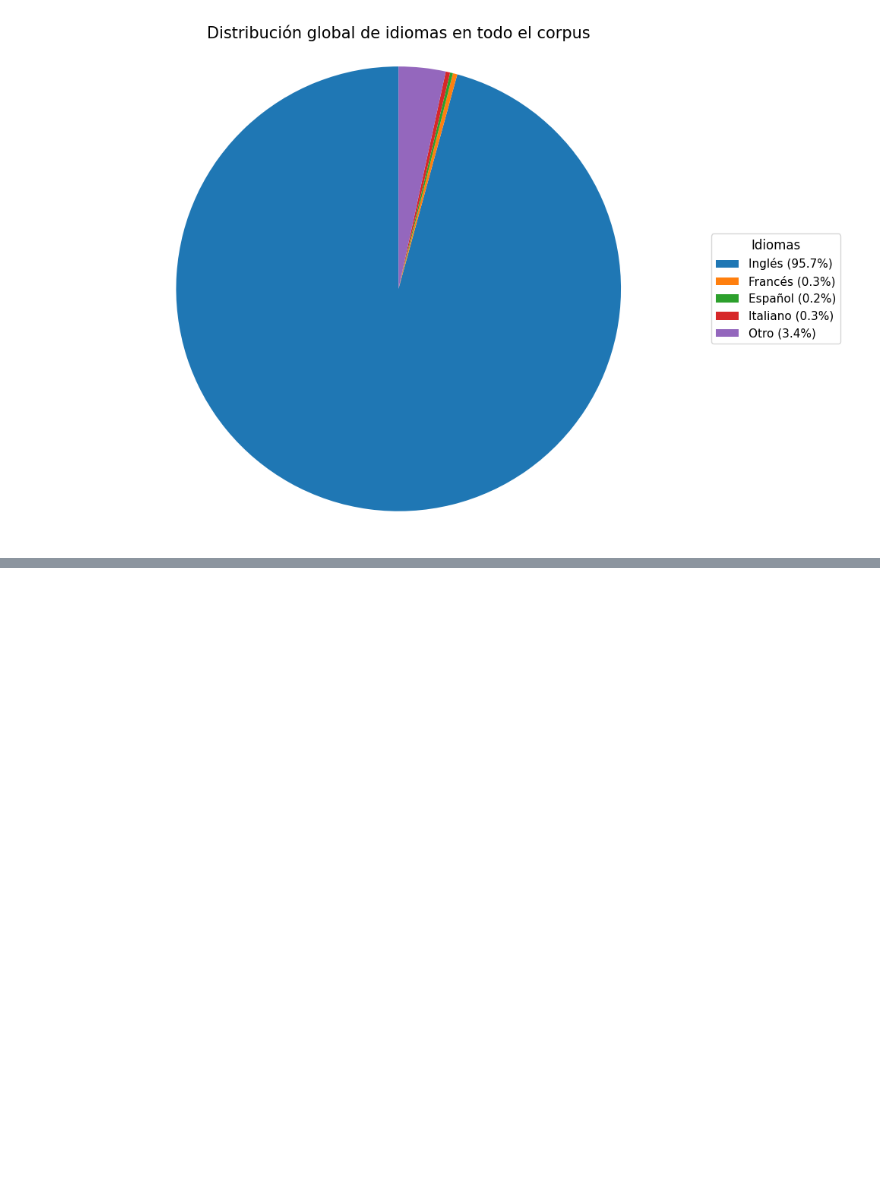
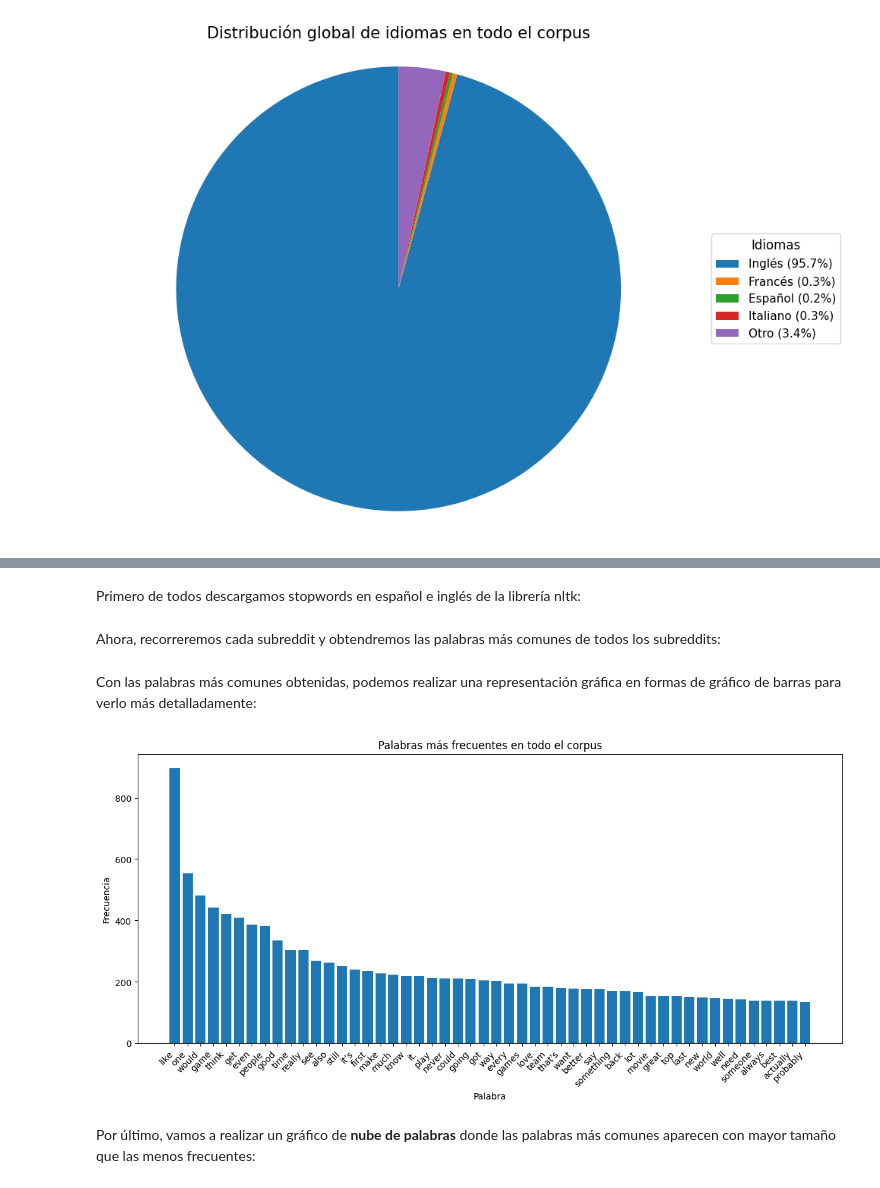
Before and after one commit to mario-mellinasn-um-es/PLN-entregable, a Jupyter notebook: apartado1.ipynb, the cells around one changed output, grey strips where cells are left out. Cells and saved outputs as stored; diff of their text form; code cells hidden in the pictures; blank space fills up the shorter version.

Commit message:
añadidos de analisis de corpus (no terminado aun)

```diff
--- a/apartado1.ipynb
+++ b/apartado1.ipynb
@@ -831,0 +866,21 @@ plt.show()
+# %% [markdown]
+Primero de todos descargamos stopwords en español e inglés de la librería nltk:
+# %%
+import json
+import re
+import nltk
+import pandas as pd
+import matplotlib.pyplot as plt
+from nltk.corpus import stopwords
+
+# Descargamos los recursos necesarios para las stopwords
+nltk.download('stopwords')
+
+# Cargamos stopwords en inglés y español
+stop_words_en = set(stopwords.words('english'))
+stop_words_es = set(stopwords.words('spanish'))
+
+# Unimos las stopwords stopwords de ambos idiomas
+stop_words = stop_words_en.union(stop_words_es)
+# %% [markdown]
+Ahora, recorreremos cada subreddit y obtendremos las palabras más comunes de todos los subreddits:
@@ -831,0 +949,15 @@ plt.show()
+# %% [markdown]
+Con las palabras más comunes obtenidas, podemos realizar una representación gráfica en formas de gráfico de barras para verlo más detalladamente:
+# %%
+plt.figure(figsize=(12, 6))
+plt.bar(df_palabras["palabra"], df_palabras["frecuencia"])
+plt.xticks(rotation=45, ha="right")
+plt.title("Palabras más frecuentes en todo el corpus")
+plt.xlabel("Palabra")
+plt.ylabel("Frecuencia")
+plt.tight_layout()
+plt.show()
+# %% [output]
+[figure, added]
+# %% [markdown]
+Por último, vamos a realizar un gráfico de **nube de palabras** donde las palabras más comunes aparecen con mayor tamaño que las menos frecuentes:
```
Also changed, not shown: parts of 16 cells of this notebook.
